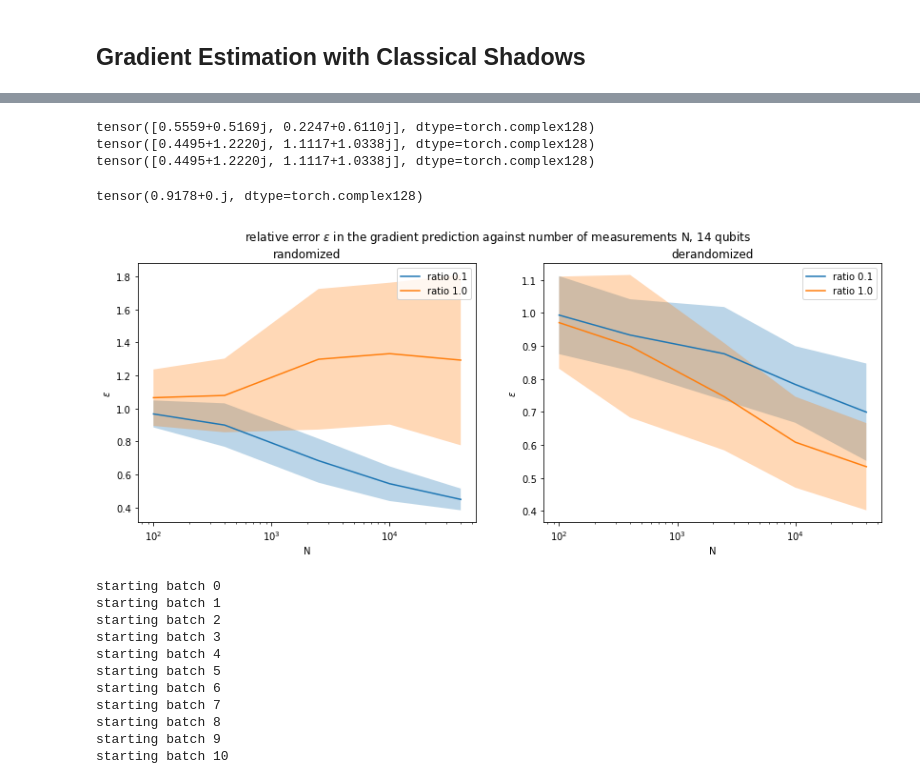
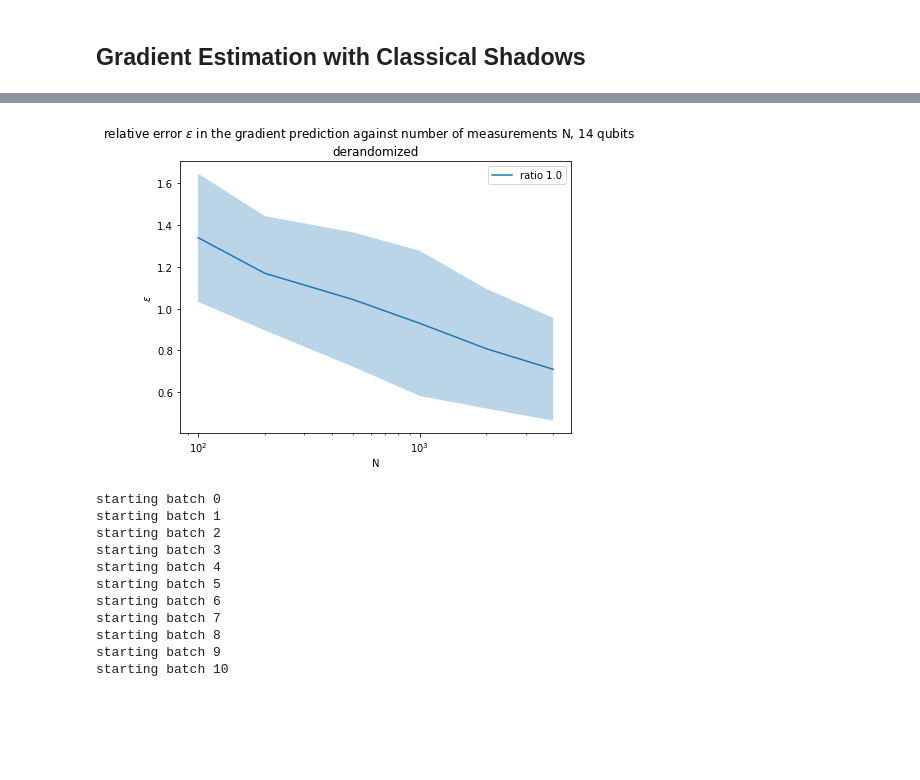
Before and after one commit to LennartBuerger/classical-shadows-for-1d-TFIM-energy-estimation, a Jupyter notebook: display_data/mps_display.ipynb, the cells around one changed output, grey strips where cells are left out. Cells and saved outputs as stored; diff of their text form; code cells hidden in the pictures; blank space fills up the shorter version.

Commit message:
added plot showing relative error in gradient prediction against number of measurements, new gradient formula

```diff
--- a/display_data/mps_display.ipynb
+++ b/display_data/mps_display.ipynb
@@ -125,7 +125,7 @@ for s in range(np.size(some_ratios)):
 # now we try to estimate the gradient directly by contracting the mps with hamiltonian
 #generate a random tensor list
 qubit_num = 14
-bond_dim = 50
+bond_dim = 30
 tensor_liste_rand = [pt.rand([1, 2, bond_dim], dtype=pt.cdouble)]
 for idx in range(qubit_num - 2):
     tensor_liste_rand.append(pt.rand([bond_dim, 2, bond_dim], dtype=pt.cdouble))
@@ -233,72 +230,21 @@ tensor(0.5755, dtype=torch.float64)
-# %%
-hadamard = 1/pt.sqrt(pt.tensor([2])) * pt.tensor([[1,1],[1,-1]], dtype=pt.cdouble)
-y_rot = 1/pt.sqrt(pt.tensor([2])) * pt.tensor([[1,-1j],[1,1j]], dtype=pt.cdouble)
-pauli_x = pt.tensor([[0,1],[1,0]], dtype=pt.cdouble)
-rot_mat = hadamard
-psi = pt.rand(2, dtype=pt.cdouble)
-psi = psi / pt.linalg.norm(psi)
-print(psi)
-def energy(qs):
-    return pt.conj(qs) @ pt.matmul(pauli_x,qs)
-energy_grad = pt.autograd.functional.jacobian(energy, psi)
-print(energy_grad)
-# now for shadows
-def ampl_real(qs):
-    ampl = pt.matmul(rot_mat, qs)[:]
-    return pt.real(ampl)
-def ampl_imag(qs):
-    ampl = pt.matmul(rot_mat, qs)[:]
-    return pt.imag(ampl)
-def ampl_conj_real(qs):
-    ampl_conj = pt.conj(pt.matmul(rot_mat, qs))[:]
-    return pt.real(ampl_conj)
-def ampl_conj_imag(qs):
-    ampl_conj = pt.conj(pt.matmul(rot_mat, qs))[:]
-    return pt.imag(ampl_conj)
-ampl_grad_real = pt.autograd.functional.jacobian(ampl_real, psi)
-ampl_grad_imag = pt.autograd.functional.jacobian(ampl_imag, psi)
-ampli_real = ampl_real(psi)
-ampli_imag = ampl_imag(psi)
-ampl_grad = ampl_grad_real + 1j * ampl_grad_imag
-ampli = ampli_real + 1j * ampli_imag
-
-
-ampl_conj_grad_real = pt.autograd.functional.jacobian(ampl_conj_real, psi)
-ampl_conj_grad_imag = pt.autograd.functional.jacobian(ampl_conj_imag, psi)
-ampli_conj_real = ampl_conj_real(psi)
-ampli_conj_imag = ampl_conj_imag(psi)
-ampl_conj_grad = ampl_conj_grad_real + 1j * ampl_conj_grad_imag
-ampli_conj = ampli_conj_real + 1j * ampli_conj_imag
-
-energy_shadow_grad =  1 * (ampl_grad[0,:]/ampli[0] + ampl_conj_grad[0,:]/ampli_conj[0]) * pt.norm(ampli[0])**2 - 1 *(ampl_grad[1,:]/ampli[1] + ampl_conj_grad[1,:]/ampli_conj[1]) * pt.norm(ampli[1])**2
-print(energy_shadow_grad)
-# %% [output]
-tensor([0.5559+0.5169j, 0.2247+0.6110j], dtype=torch.complex128)
-tensor([0.4495+1.2220j, 1.1117+1.0338j], dtype=torch.complex128)
-tensor([0.4495+1.2220j, 1.1117+1.0338j], dtype=torch.complex128)
-# %%
-psi[0].conj() * psi[1] + psi[1].conj() * psi[0]
-# %% [output]
-tensor(0.9178+0.j, dtype=torch.complex128)
 # %%
-fig, axs = plt.subplots(1, 2)
+fig, axs = plt.subplots(1, 1)
 fig.set_figheight(5)
-fig.set_figwidth(14)
+fig.set_figwidth(7)
 fig.suptitle('relative error $\epsilon$ in the gradient prediction against number of measurements N, ' + str(qubit_num) + ' qubits')
 
-num_of_measurements = np.array([10, 20, 50, 100, 200])
-num_of_measurements_per_rot = np.array([10, 20, 50, 100, 200])
+num_of_measurements = np.array([10])
+num_of_measurements_per_rot = np.array([10, 20, 50, 100, 200, 400])
 rel_error_mean = np.mean(errors, axis=1)
 rel_error_std = np.std(errors, axis=1)
 for h in range(np.size(some_ratios)):
-    for l in range(0,2):
-        axs[l].plot(num_of_measurements*num_of_measurements_per_rot, rel_error_mean[:,h,l], label='ratio ' + str(some_ratios[h]))
-        axs[l].fill_between(num_of_measurements*num_of_measurements_per_rot, rel_error_mean[:,h,l] - rel_error_std[:,h,l], rel_error_mean[:,h,l] + rel_error_std[:,h,l], alpha=0.3)
-        axs[l].set( xscale='log', xlabel='N', ylabel='$\epsilon$')
-        axs[l].set_title(meas_methods[l])
-        axs[l].legend()
+    axs.plot(num_of_measurements*num_of_measurements_per_rot, rel_error_mean[:,h], label='ratio ' + str(some_ratios[h]))
+    axs.fill_between(num_of_measurements*num_of_measurements_per_rot, rel_error_mean[:,h] - rel_error_std[:,h], rel_error_mean[:,h] + rel_error_std[:,h], alpha=0.3)
+    axs.set( xscale='log', xlabel='N', ylabel='$\epsilon$')
+    axs.set_title(meas_methods[0])
+    axs.legend()
 # %% [output]
-[figure, old version]
+[figure, new version]
 # %%
 # 12 min per batch
 # now we estimate the gradient by using the derandomized classical shadows
```
Also changed, not shown: parts of 1 cell of this notebook.
